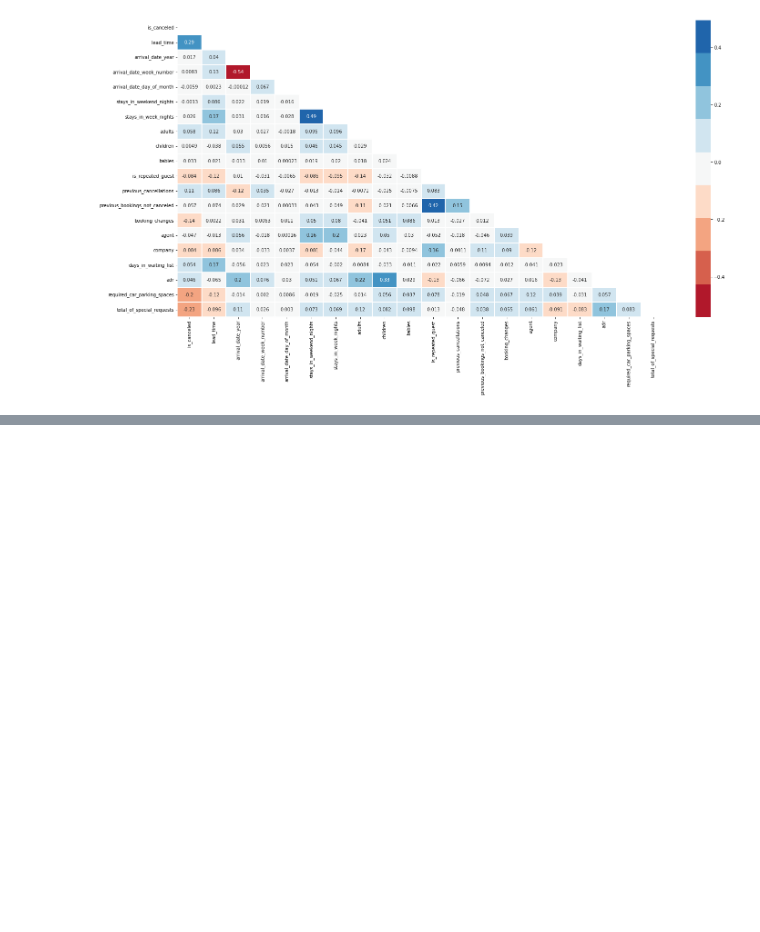
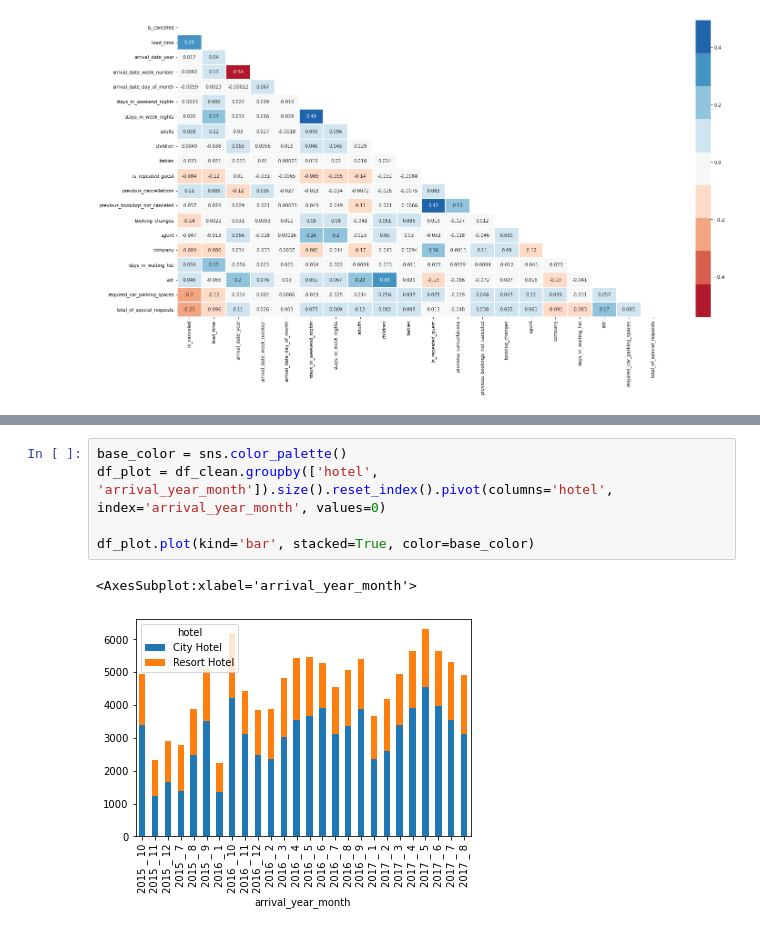
Before and after one commit to DerSchiffi/CSCH_project, a Jupyter notebook: hotel_bookings.ipynb, the cells around one changed output, grey strips where cells are left out. Cells and saved outputs as stored; diff of their text form; blank space fills up the shorter version.

```diff
--- a/hotel_bookings.ipynb
+++ b/hotel_bookings.ipynb
@@ -293,0 +347,8 @@ CRSError: Invalid projection: epsg:4326: (Internal Proj Error: proj_create: SQLi
+# %%
+base_color = sns.color_palette()
+df_plot = df_clean.groupby(['hotel', 'arrival_year_month']).size().reset_index().pivot(columns='hotel', index='arrival_year_month', values=0)
+
+df_plot.plot(kind='bar', stacked=True, color=base_color)
+# %% [output]
+<AxesSubplot:xlabel='arrival_year_month'>
+[figure, added]
```
Also changed, not shown: parts of 7 cells of this notebook.
